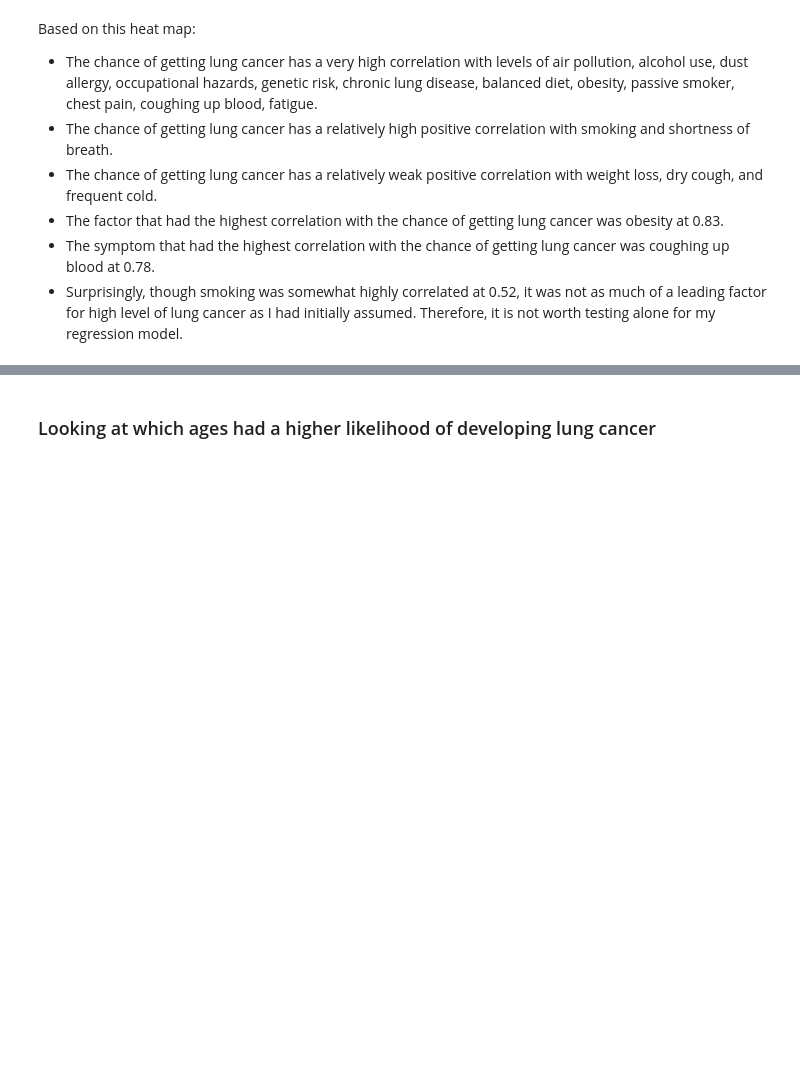
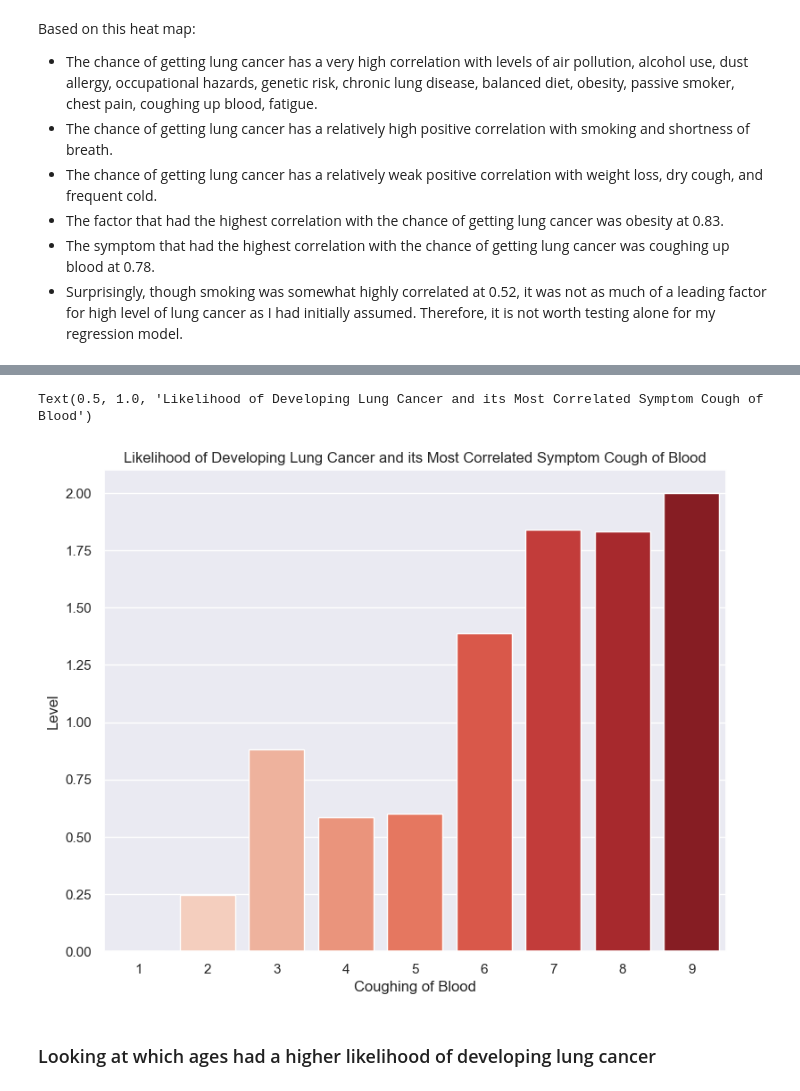
Before and after one commit to Graviton12/DS160_Final_Project_SZM, a Jupyter notebook: DS 160 Final Project SZM.ipynb, the cells around one changed output, grey strips where cells are left out. Cells and saved outputs as stored; diff of their text form; code cells hidden in the pictures; blank space fills up the shorter version.

```diff
--- a/DS 160 Final Project SZM.ipynb
+++ b/DS 160 Final Project SZM.ipynb
@@ -535,3 +547,13 @@ Based on this heat map:
+# %%
+# setting figure size
+sns.set(rc={'figure.figsize':(9,7)})
+
+# making bar graph
+sns.barplot(x='Coughing of Blood', y='Level', data=dataset_copy, ci=False, palette="Reds")
+plt.title('Likelihood of Developing Lung Cancer and its Most Correlated Symptom Cough of Blood')
+# %% [output]
+Text(0.5, 1.0, 'Likelihood of Developing Lung Cancer and its Most Correlated Symptom Cough of Blood')
+[figure, added]
 # %% [markdown]
 ### Looking at which ages had a higher likelihood of developing lung cancer
 # %%
```
Also changed, not shown: parts of 2 cells of this notebook.
